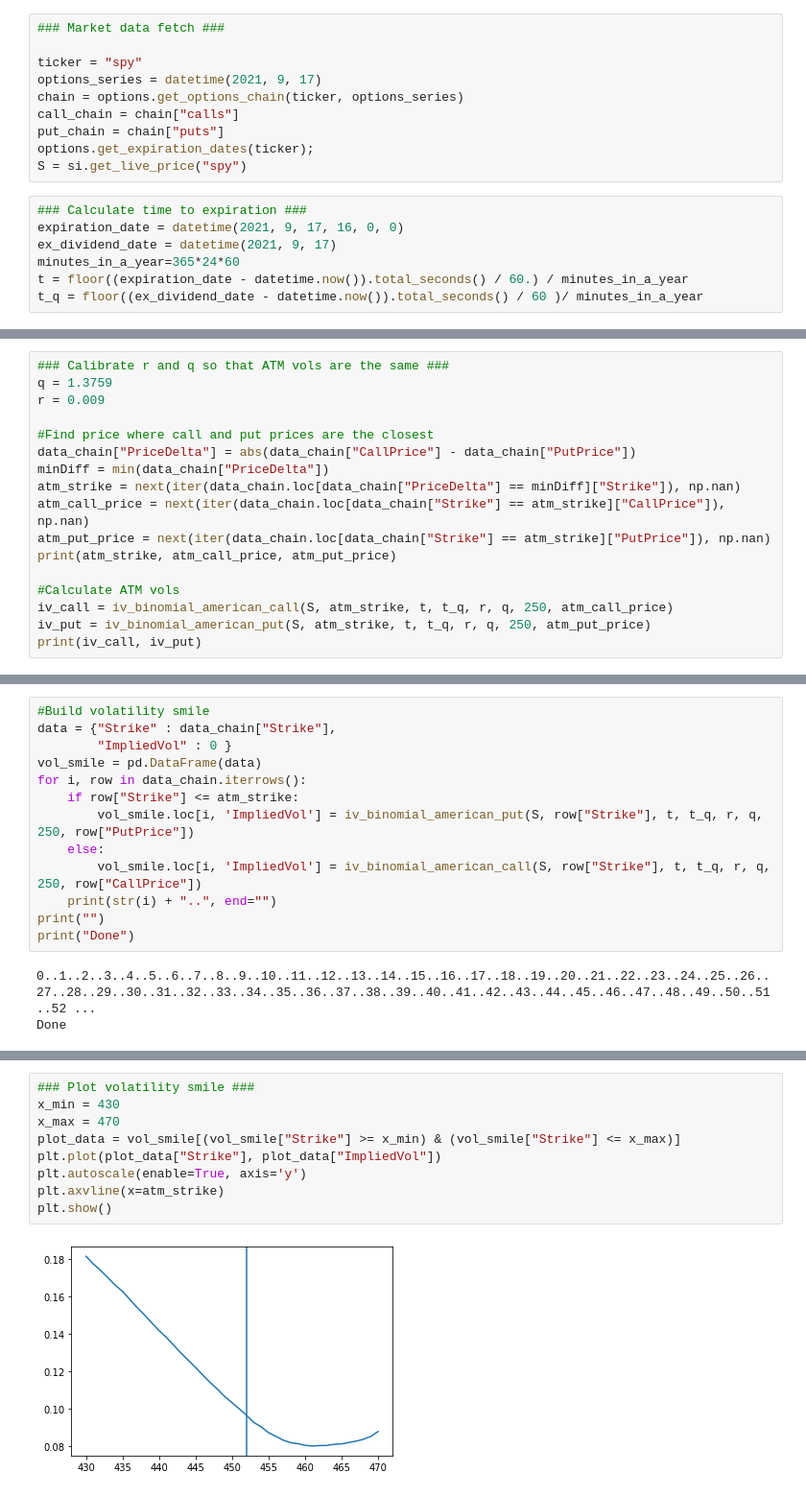
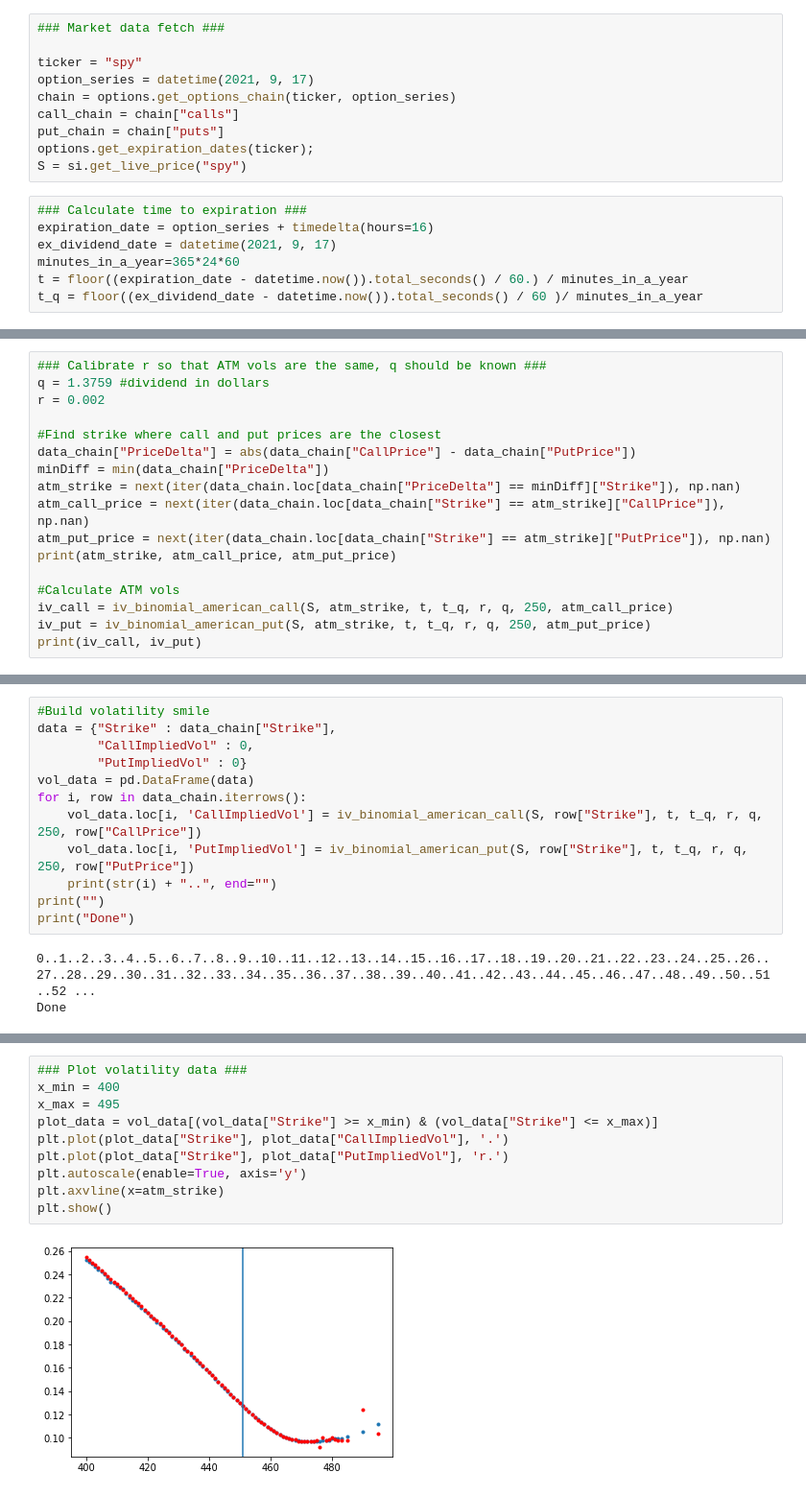
Before and after one commit to almalh/iVol, a Jupyter notebook: AmericanIVol.ipynb, the cells around one changed output, grey strips where cells are left out. Shown at 96% size. Saved outputs shown, nothing was run; the diff lists cells and outputs as text.

```diff
--- a/AmericanIVol.ipynb
+++ b/AmericanIVol.ipynb
@@ -145,15 +147,15 @@ Make sure that 0.2500000000007256 is close to 0.25
 ### Market data fetch ###
 
 ticker = "spy"
-options_series = datetime(2021, 9, 17)
-chain = options.get_options_chain(ticker, options_series)
+option_series = datetime(2021, 9, 17)
+chain = options.get_options_chain(ticker, option_series)
 call_chain = chain["calls"]
 put_chain = chain["puts"]
 options.get_expiration_dates(ticker);
 S = si.get_live_price("spy")
 # %%
 ### Calculate time to expiration ###
-expiration_date = datetime(2021, 9, 17, 16, 0, 0)
+expiration_date = option_series + timedelta(hours=16)
 ex_dividend_date = datetime(2021, 9, 17)
 minutes_in_a_year=365*24*60
 t = floor((expiration_date - datetime.now()).total_seconds() / 60.) / minutes_in_a_year
@@ -221,9 +225,9 @@ print(data_chain)
 # %%
-### Calibrate r and q so that ATM vols are the same ###
-q = 1.3759
-r = 0.009
+### Calibrate r so that ATM vols are the same, q should be known ###
+q = 1.3759 #dividend in dollars
+r = 0.002
 
-#Find price where call and put prices are the closest
+#Find strike where call and put prices are the closest
 data_chain["PriceDelta"] = abs(data_chain["CallPrice"] - data_chain["PutPrice"])
 minDiff = min(data_chain["PriceDelta"])
 atm_strike = next(iter(data_chain.loc[data_chain["PriceDelta"] == minDiff]["Strike"]), np.nan)
@@ -241,13 +245,12 @@ print(iv_call, iv_put)
 # %%
 #Build volatility smile
 data = {"Strike" : data_chain["Strike"],
-        "ImpliedVol" : 0 }
-vol_smile = pd.DataFrame(data)
+        "CallImpliedVol" : 0,
+        "PutImpliedVol" : 0}
+vol_data = pd.DataFrame(data)
 for i, row in data_chain.iterrows():
-    if row["Strike"] <= atm_strike:
-        vol_smile.loc[i, 'ImpliedVol'] = iv_binomial_american_put(S, row["Strike"], t, t_q, r, q, 250, row["PutPrice"])
-    else:
-        vol_smile.loc[i, 'ImpliedVol'] = iv_binomial_american_call(S, row["Strike"], t, t_q, r, q, 250, row["CallPrice"])
+    vol_data.loc[i, 'CallImpliedVol'] = iv_binomial_american_call(S, row["Strike"], t, t_q, r, q, 250, row["CallPrice"])
+    vol_data.loc[i, 'PutImpliedVol'] = iv_binomial_american_put(S, row["Strike"], t, t_q, r, q, 250, row["PutPrice"])
     print(str(i) + "..", end="")
 print("")
 print("Done")
@@ -277,11 +280,12 @@ print(vol_smile)
 # %%
-### Plot volatility smile ###
-x_min = 430
-x_max = 470
-plot_data = vol_smile[(vol_smile["Strike"] >= x_min) & (vol_smile["Strike"] <= x_max)]
-plt.plot(plot_data["Strike"], plot_data["ImpliedVol"])
+### Plot volatility data ###
+x_min = 400
+x_max = 495
+plot_data = vol_data[(vol_data["Strike"] >= x_min) & (vol_data["Strike"] <= x_max)]
+plt.plot(plot_data["Strike"], plot_data["CallImpliedVol"], '.')
+plt.plot(plot_data["Strike"], plot_data["PutImpliedVol"], 'r.')
 plt.autoscale(enable=True, axis='y')
 plt.axvline(x=atm_strike)
 plt.show()
 # %% [output]
-[figure, old version]
+[figure, new version]
```
Also changed, not shown: parts of 7 cells of this notebook.
